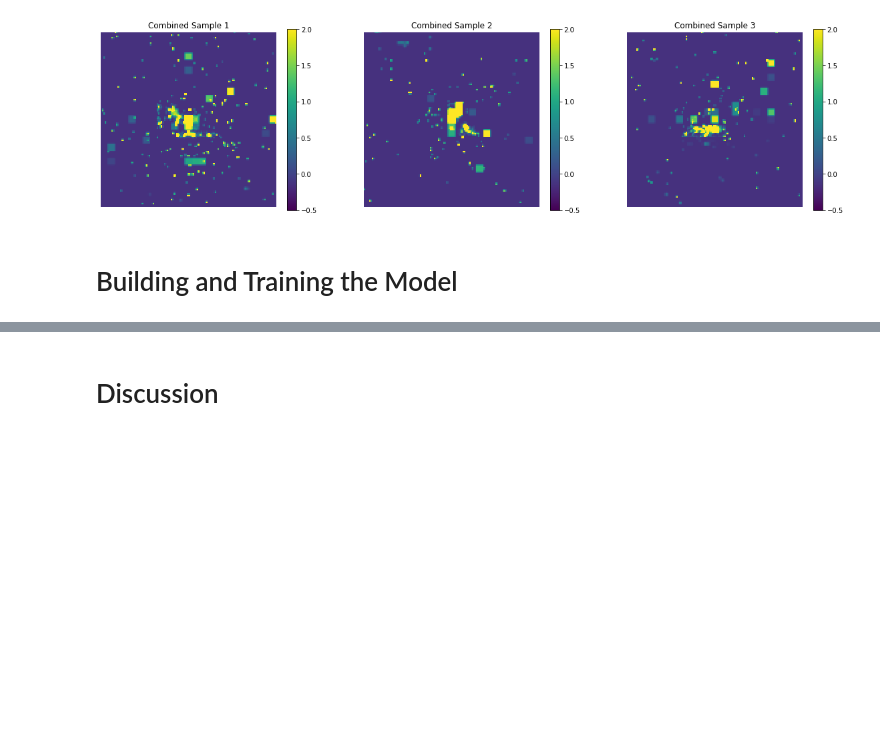
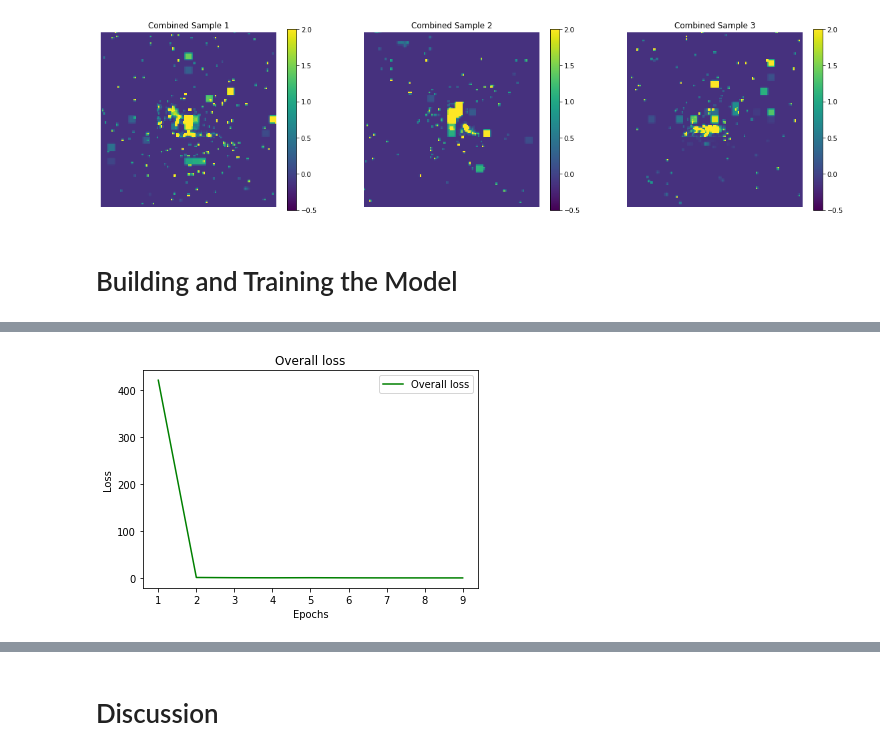
Before and after one commit to Akshit17/Variational-Autoencoder-for-Quark-Gluon-Jet-Event-Images, a Jupyter notebook: VAE_reconstruction_(Common_Task_1).ipynb, the cells around one changed output, grey strips where cells are left out. Cells and saved outputs as stored; diff of their text form; code cells hidden in the pictures; blank space fills up the shorter version.

```diff
--- a/VAE_reconstruction_(Common_Task_1).ipynb
+++ b/VAE_reconstruction_(Common_Task_1).ipynb
@@ -180,5 +161,24 @@ valid_generator = train_datagen.flow(
         seed=42,
         subset='validation' # use subset 'validation' to generate validation data
 )
+# %%
+def vae_loss(encoder_inputs, outputs, z_mean, z_log_var):
+    # reconstruction_loss = keras.losses.mae(encoder_inputs, outputs)                        # Mean Absolute Error
+    # reconstruction_loss = keras.losses.mse(encoder_inputs, outputs)                      # Mean Squared Error
+    reconstruction_loss = keras.losses.binary_crossentropy(encoder_inputs, outputs)      # Binary Cross Entropy
+    reconstruction_loss *= 128 * 128 * 3
+    # reconstruction_loss *= 125 * 125 * 3                                      #Use this for reconstruction loss if image not resized to 128, 128, 3
+    kl_loss = 1 + z_log_var - tf.square(z_mean) - tf.exp(z_log_var)
+    kl_loss = tf.reduce_mean(kl_loss)
+    kl_loss *= -0.5
+    return reconstruction_loss + kl_loss
+
+# Define sampling function
+def sampling(args):
+    z_mean, z_log_var = args
+    batch = tf.shape(z_mean)[0]
+    dim = tf.shape(z_mean)[1]
+    epsilon = tf.keras.backend.random_normal(shape=(batch, dim))
+    return z_mean + tf.exp(0.5 * z_log_var) * epsilon
 # %%
 # Define VAE architecture
@@ -531,0 +372,13 @@ plt.show()
+# %%
+# Plot the overall loss
+loss_train = history.history['loss']
+epochs = range(1, len(loss_train) + 1)
+
+plt.plot(epochs, loss_train, 'g', label='Overall loss')
+plt.title('Overall loss')
+plt.xlabel('Epochs')
+plt.ylabel('Loss')
+plt.legend()
+plt.show()
+# %% [output]
+[figure, added]
```
Also changed, not shown: parts of 46 cells of this notebook.
